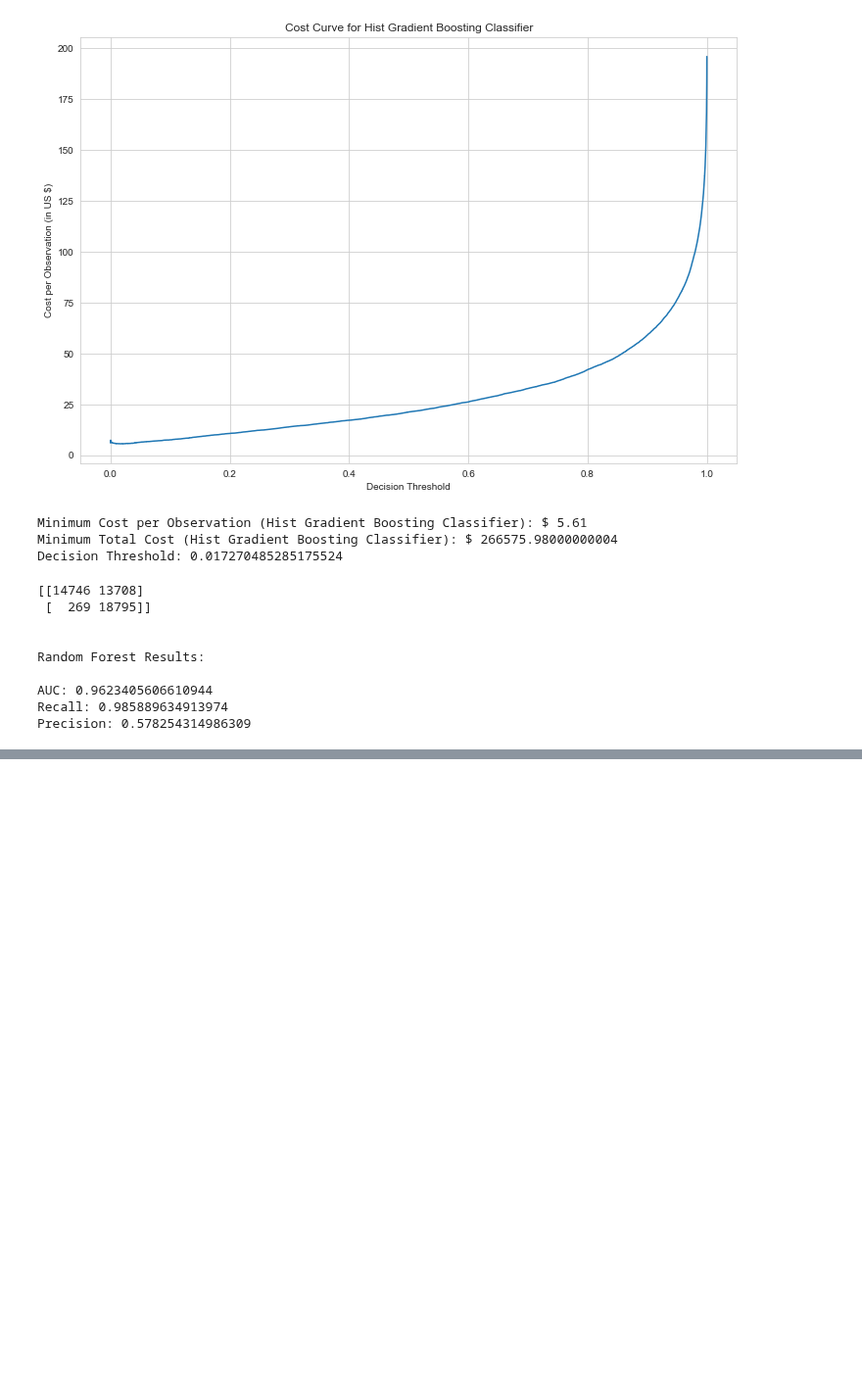
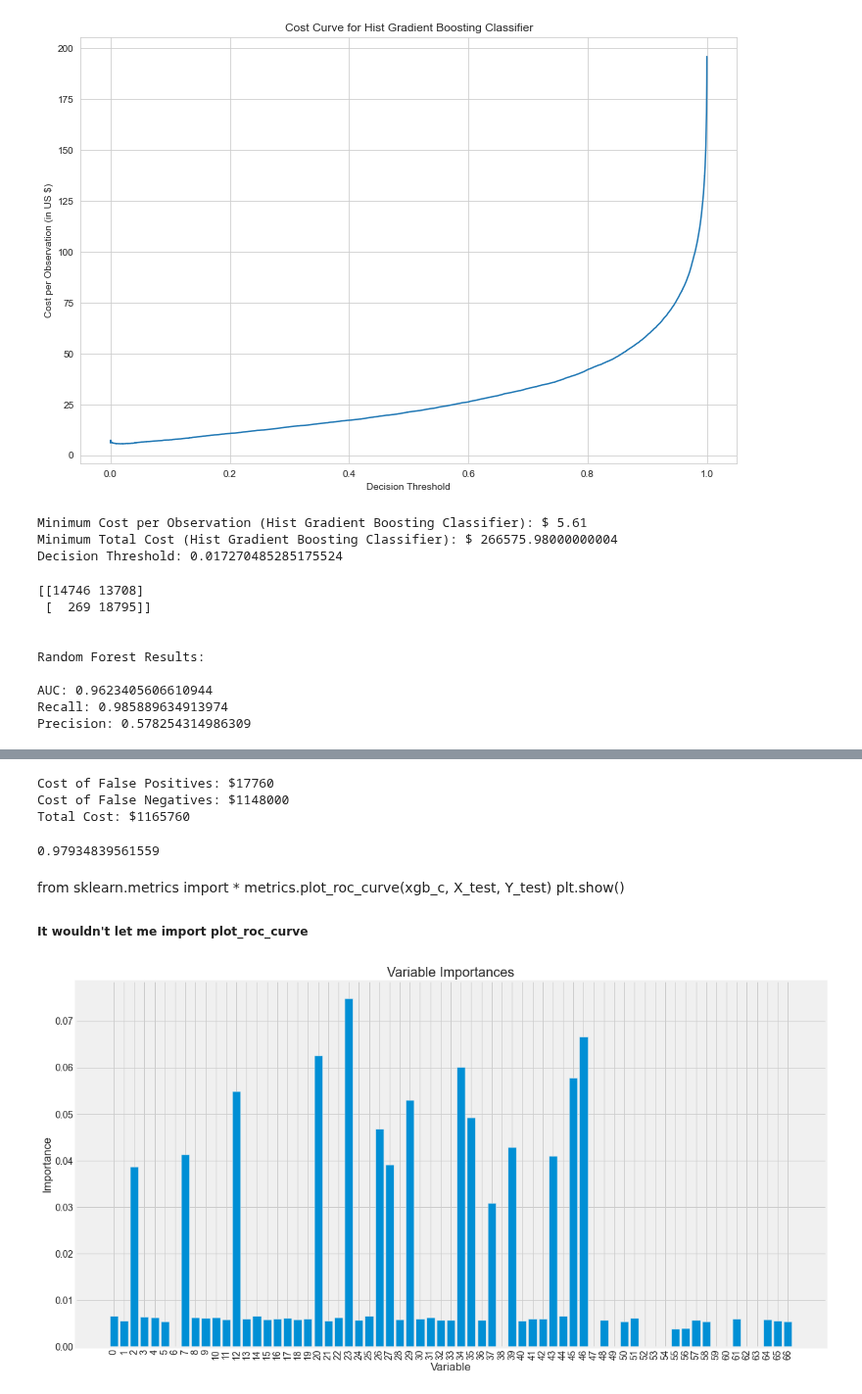
Before and after one commit to andrewmejia600/DS7333, a Jupyter notebook: CASE_STUDY_FINAL/case_study_14_code_sm.ipynb, the cells around one changed output, grey strips where cells are left out. Shown at 98% size. Cells and saved outputs as stored; diff of their text form; code cells hidden in the pictures; blank space fills up the shorter version.

```diff
--- a/CASE_STUDY_FINAL/case_study_14_code_sm.ipynb
+++ b/CASE_STUDY_FINAL/case_study_14_code_sm.ipynb
@@ -906,0 +945,5 @@ Precision: 0.578254314986309
+# %%
+#implement simple model with minimal hyperparameters
+xgb_c = xg.XGBClassifier(importance_type='gain', max_depth=5)
+# %%
+xgb_c.fit(X_train,Y_train)
@@ -906,0 +1028,5 @@ Precision: 0.578254314986309
+# %%
+#fit the best model
+xgb_c = xg.XGBClassifier(colsample_bytree=1, gamma=0.5, learning_rate=0.3, max_depth=9, n_estimators=75)
+# %%
+xgb_c.fit(X_train,Y_train)
@@ -906,0 +1047,44 @@ Precision: 0.578254314986309
+# %%
+fp_cost = fp*10
+fn_cost = fn*500
+print("Cost of False Positives: ${}".format(fp_cost))
+print("Cost of False Negatives: ${}".format(fn_cost))
+print("Total Cost: ${}".format(fp_cost+fn_cost))
+# %% [output]
+Cost of False Positives: $17760
+Cost of False Negatives: $1148000
+Total Cost: $1165760
+# %%
+from sklearn.metrics import roc_auc_score
+from sklearn.metrics import roc_curve
+Y_score = xgb_c.predict_proba(X_test)[:,1]
+fpr, tpr, thresholds = roc_curve(Y_test, Y_score, pos_label=2)
+roc_auc_score(Y_test,Y_score)
+# %% [output]
+0.97934839561559
+# %% [markdown]
+from sklearn.metrics import *
+metrics.plot_roc_curve(xgb_c, X_test, Y_test)
+plt.show()
+
+##### It wouldn't let me import plot_roc_curve
+# %%
+pd_X_train = pd.DataFrame(X_train)
+importances = list(xgb_c.feature_importances_)
+feature_list = pd_X_train.columns.values.tolist()
+
+%matplotlib inline
+# Set the style
+plt.figure(figsize=(20,10))
+
+plt.style.use('fivethirtyeight')
+# list of x locations for plotting
+x_values = list(range(len(importances)))
+# Make a bar chart
+plt.bar(x_values, importances, orientation = 'vertical')
+# Tick labels for x axis
+plt.xticks(x_values, feature_list, rotation='vertical')
+# Axis labels and title
+plt.ylabel('Importance'); plt.xlabel('Variable'); plt.title('Variable Importances');
+# %% [output]
+[figure, added]
```
Also changed, not shown: parts of 27 cells of this notebook.
